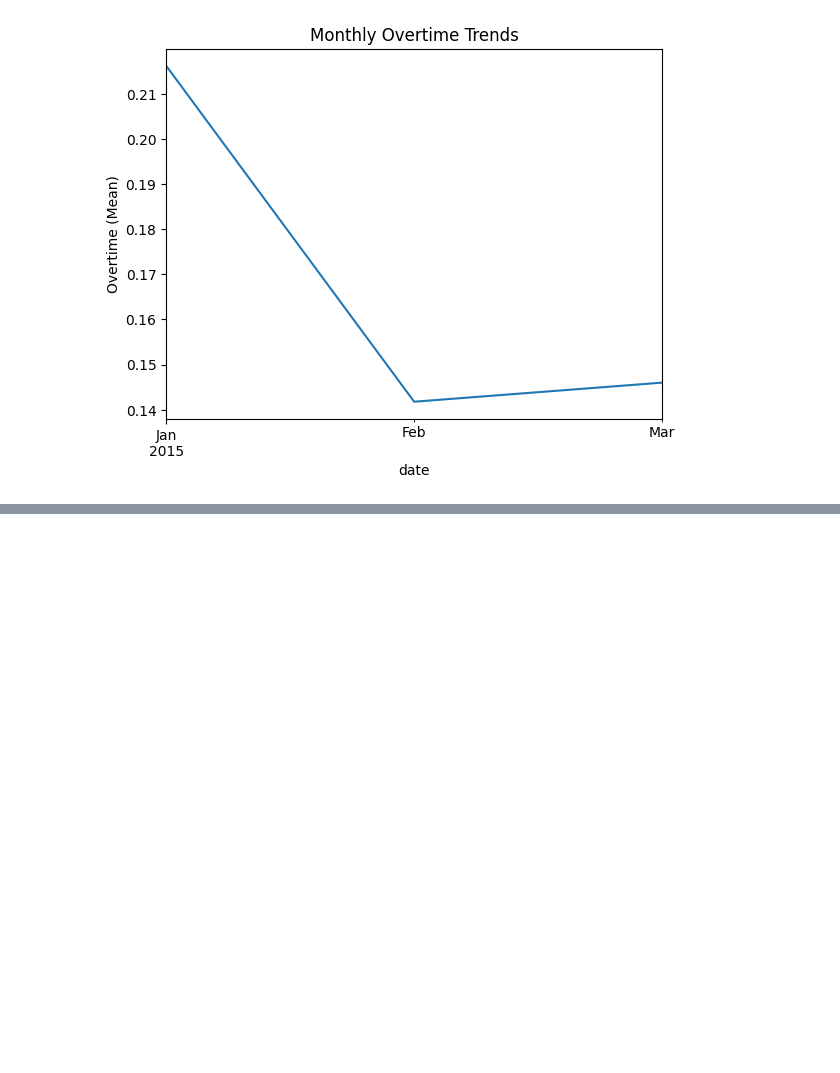
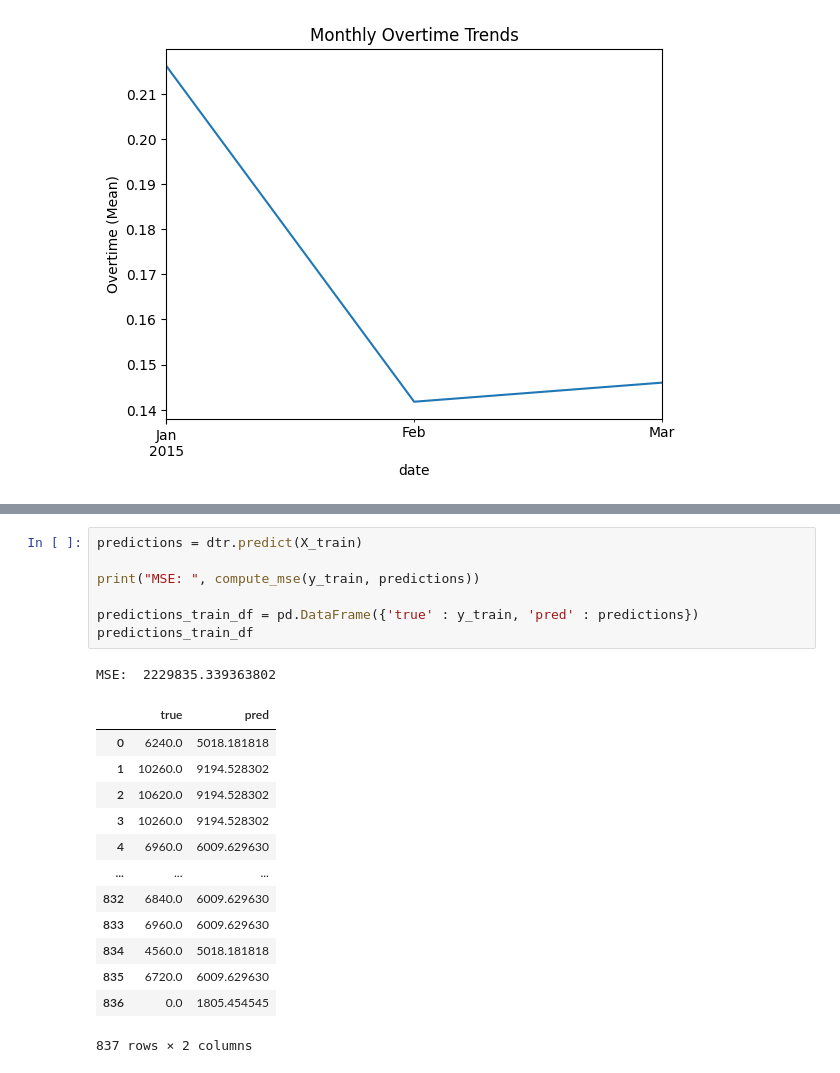
Before and after one commit to jordanchong911/Garments, a Jupyter notebook: garments.ipynb, the cells around one changed output, grey strips where cells are left out. Drawn from its saved outputs; the diff is of its cells as text; blank space fills up the shorter version.

```diff
--- a/garments.ipynb
+++ b/garments.ipynb
@@ -318,0 +544,22 @@ plt.show()
+# %%
+predictions = dtr.predict(X_train)
+
+print("MSE: ", compute_mse(y_train, predictions))
+
+predictions_train_df = pd.DataFrame({'true' : y_train, 'pred' : predictions})
+predictions_train_df
+# %% [output]
+MSE:  2229835.339363802
+|  | true | pred |
+| 0 | 6240.0 | 5018.181818 |
+| 1 | 10260.0 | 9194.528302 |
+| 2 | 10620.0 | 9194.528302 |
+| 3 | 10260.0 | 9194.528302 |
+| 4 | 6960.0 | 6009.629630 |
+| ... | ... | ... |
+| 832 | 6840.0 | 6009.629630 |
+| 833 | 6960.0 | 6009.629630 |
+| 834 | 4560.0 | 5018.181818 |
+| 835 | 6720.0 | 6009.629630 |
+| 836 | 0.0 | 1805.454545 |
+837 rows × 2 columns
```
Also changed, not shown: parts of 17 cells of this notebook.
